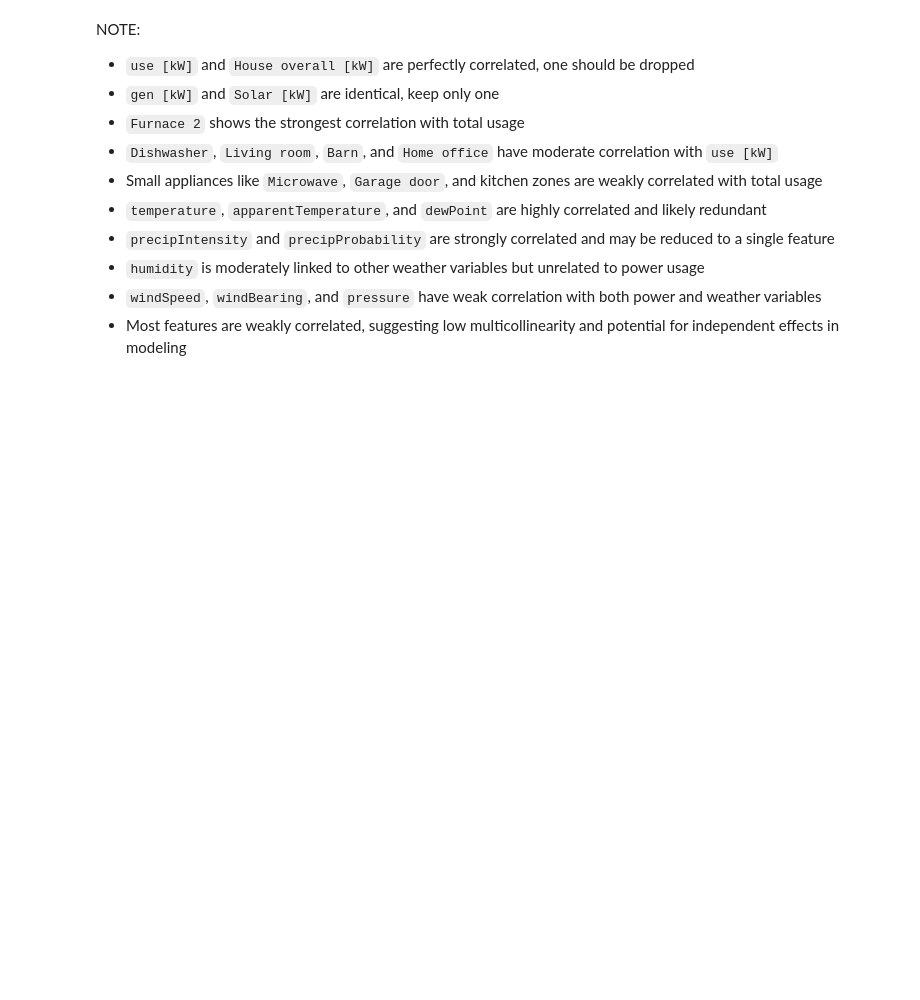
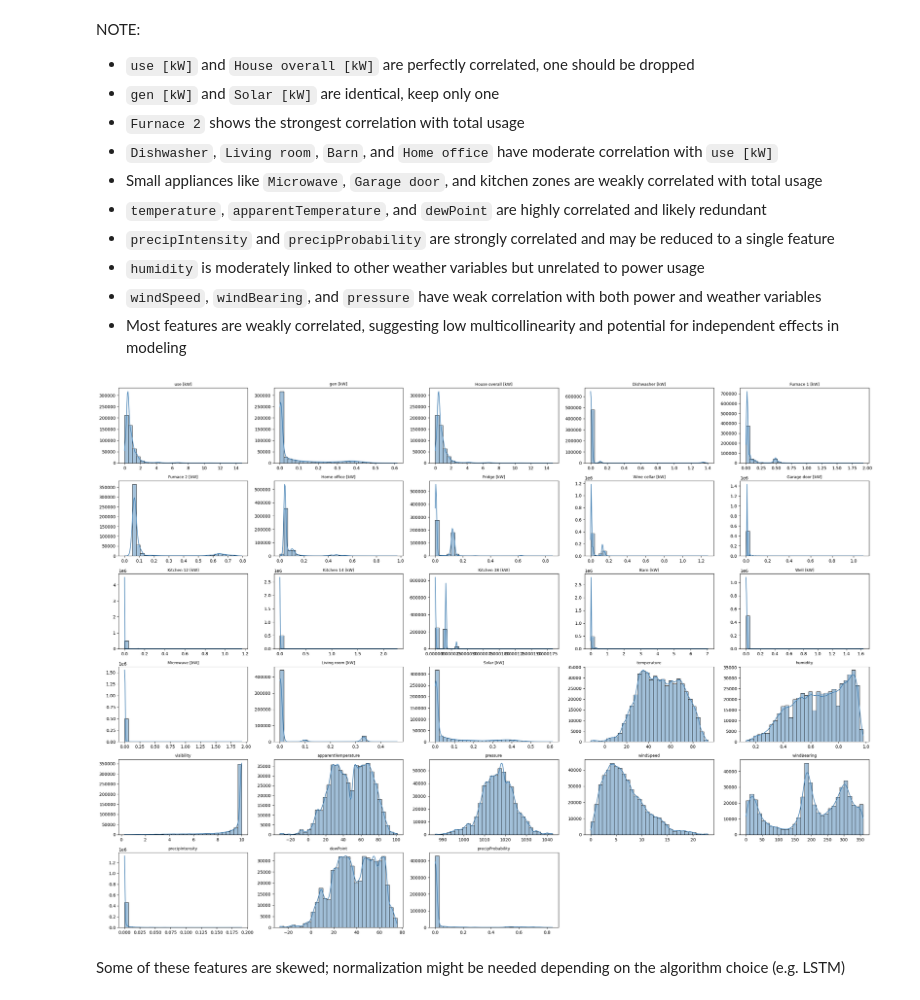
Before and after one commit to markuskuehnle/smart-meter-energy-forecasting, a Jupyter notebook: notebooks/01_data_description.ipynb, the cells around one changed output. Saved outputs shown, nothing was run; the diff lists cells and outputs as text; code cells hidden in the pictures; blank space fills up the shorter version.

```diff
--- a/notebooks/01_data_description.ipynb
+++ b/notebooks/01_data_description.ipynb
@@ -198,3 +199,33 @@ NOTE:
 - `humidity` is moderately linked to other weather variables but unrelated to power usage
 - `windSpeed`, `windBearing`, and `pressure` have weak correlation with both power and weather variables
 - Most features are weakly correlated, suggesting low multicollinearity and potential for independent effects in modeling
+# %%
+def plot_feature_distributions(numeric_dataframe: DataFrame) -> None:
+    """
+    Plot the distribution of each numeric feature using histograms with KDE overlays.
+    """
+    numeric_feature_names: list[str] = numeric_dataframe.columns.tolist()
+    total_features: int = len(numeric_feature_names)
+    number_of_columns: int = 5
+    number_of_rows: int = -(-total_features // number_of_columns)  # Ceiling division
+
+    figure_width: int = 5 * number_of_columns
+    figure_height: int = 3 * number_of_rows
+    plt.figure(figsize=(figure_width, figure_height))
+
+    for feature_index, feature_name in enumerate(numeric_feature_names):
+        plt.subplot(number_of_rows, number_of_columns, feature_index + 1)
+        sns.histplot(numeric_dataframe[feature_name], bins=30, kde=True, color="steelblue", edgecolor="black")
+        plt.title(feature_name, fontsize=9)
+        plt.xlabel('')
+        plt.ylabel('')
+
+    plt.tight_layout()
+    plt.show()
+# %%
+numeric_features_dataframe: DataFrame = df.select_dtypes(include='number')
+plot_feature_distributions(numeric_features_dataframe)
+# %% [output]
+[figure, added]
+# %% [markdown]
+Some of these features are skewed; normalization might be needed depending on the algorithm choice (e.g. LSTM)
```
Also changed, not shown: parts of 1 cell of this notebook.
